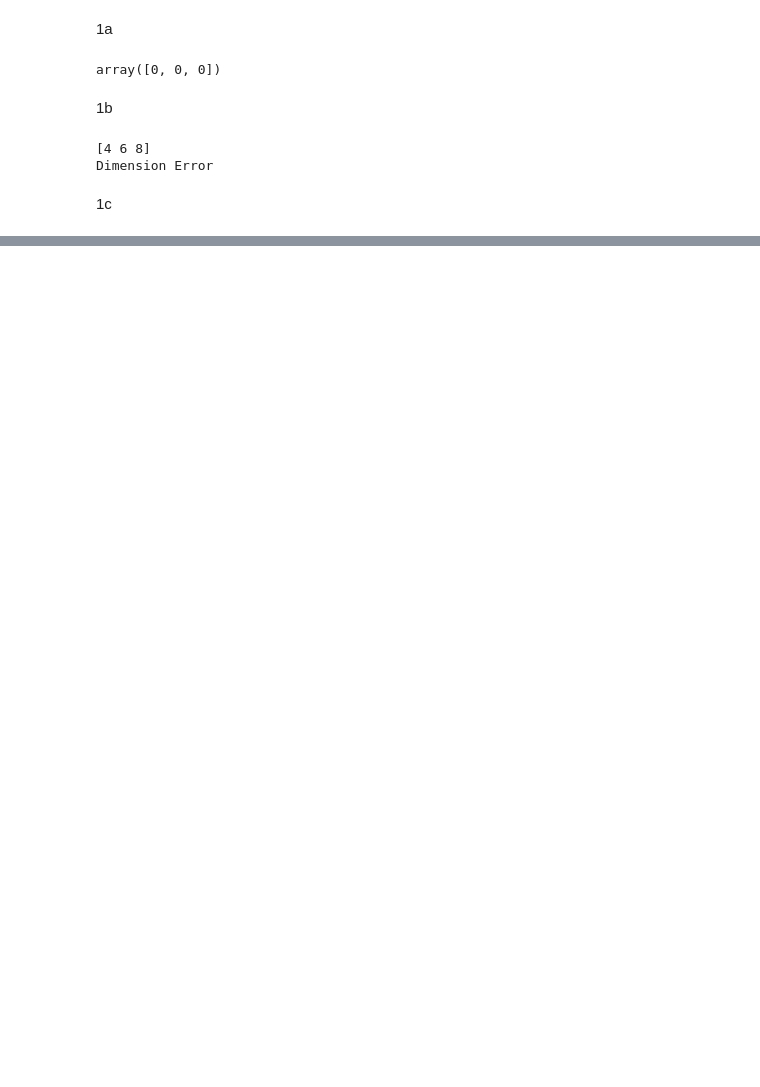
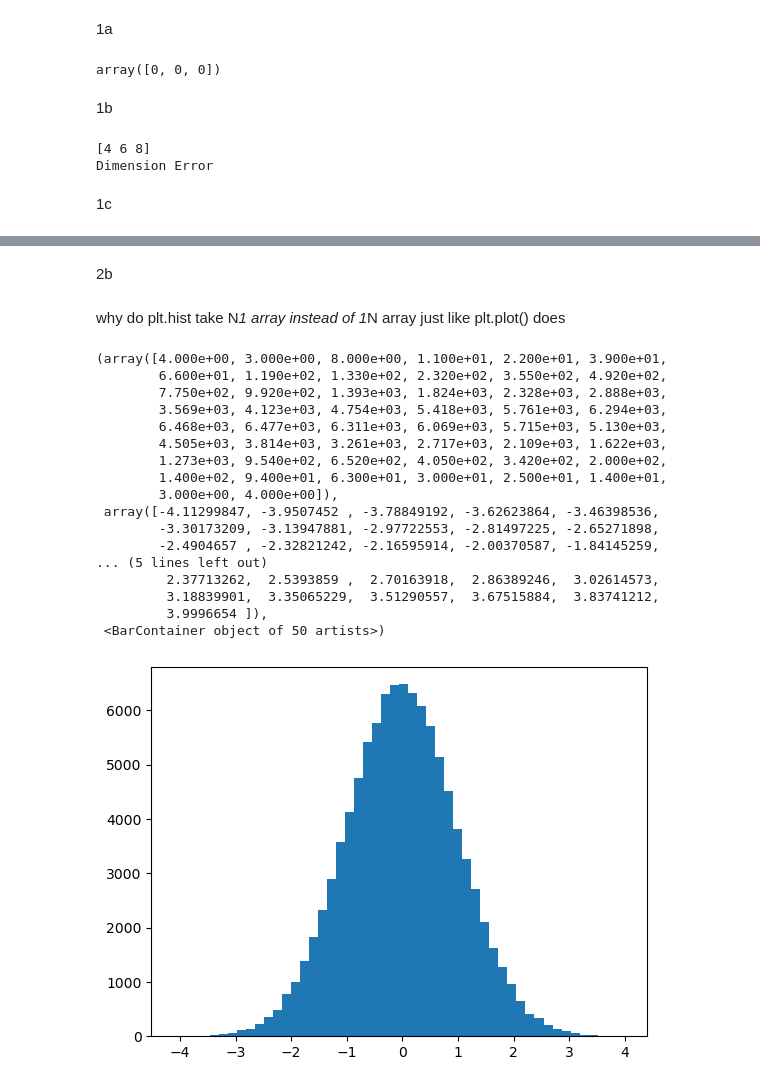
Before and after one commit to liuqiyucn/105B, a Jupyter notebook: assignment1/assignment1.ipynb, the cells around one changed output, grey strips where cells are left out. Drawn from its saved outputs; the diff is of its cells as text; code cells hidden in the pictures; blank space fills up the shorter version.

```diff
--- a/assignment1/assignment1.ipynb
+++ b/assignment1/assignment1.ipynb
@@ -42,0 +112,27 @@ IndexError: too many indices for array: array is 1-dimensional, but 2 were index
+# %% [markdown]
+2b
+# %% [markdown]
+why do plt.hist take N*1 array instead of 1*N array just like plt.plot() does
+# %%
+data = np.random.randn(100000,1)
+#print(data.shape)
+plt.hist(data,bins=50)
+# %% [output]
+(array([4.000e+00, 3.000e+00, 8.000e+00, 1.100e+01, 2.200e+01, 3.900e+01,
+        6.600e+01, 1.190e+02, 1.330e+02, 2.320e+02, 3.550e+02, 4.920e+02,
+        7.750e+02, 9.920e+02, 1.393e+03, 1.824e+03, 2.328e+03, 2.888e+03,
+        3.569e+03, 4.123e+03, 4.754e+03, 5.418e+03, 5.761e+03, 6.294e+03,
+        6.468e+03, 6.477e+03, 6.311e+03, 6.069e+03, 5.715e+03, 5.130e+03,
+        4.505e+03, 3.814e+03, 3.261e+03, 2.717e+03, 2.109e+03, 1.622e+03,
+        1.273e+03, 9.540e+02, 6.520e+02, 4.050e+02, 3.420e+02, 2.000e+02,
+        1.400e+02, 9.400e+01, 6.300e+01, 3.000e+01, 2.500e+01, 1.400e+01,
+        3.000e+00, 4.000e+00]),
+ array([-4.11299847, -3.9507452 , -3.78849192, -3.62623864, -3.46398536,
+        -3.30173209, -3.13947881, -2.97722553, -2.81497225, -2.65271898,
+        -2.4904657 , -2.32821242, -2.16595914, -2.00370587, -1.84145259,
+... (5 lines left out)
+         2.37713262,  2.5393859 ,  2.70163918,  2.86389246,  3.02614573,
+         3.18839901,  3.35065229,  3.51290557,  3.67515884,  3.83741212,
+         3.9996654 ]),
+ <BarContainer object of 50 artists>)
+[figure, added]
```
Also changed, not shown: parts of 8 cells of this notebook.
